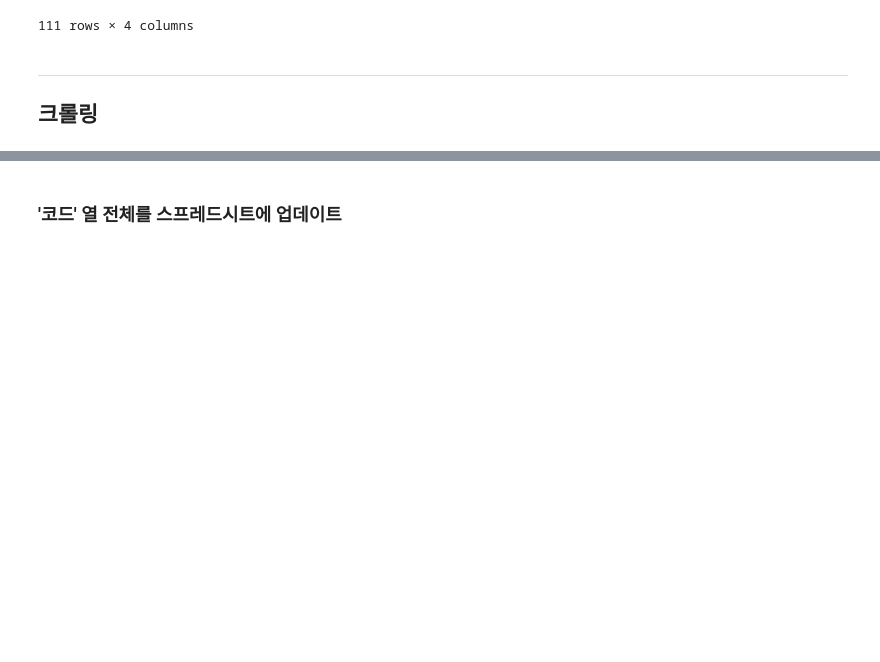
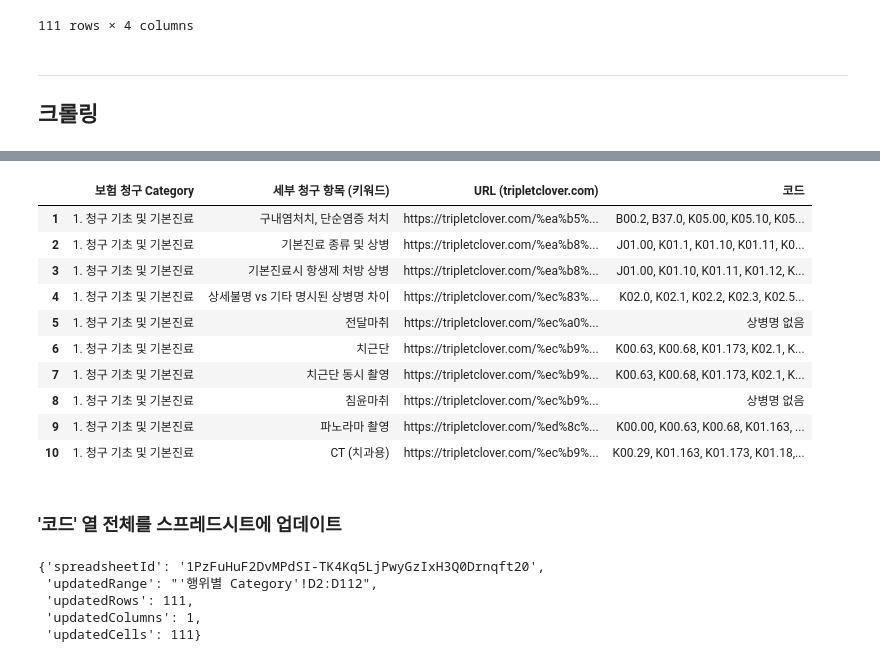
Before and after one commit to oxorudo/dental-diagnosis-finder, a Jupyter notebook: crawling/crawling.ipynb, the cells around one changed output, grey strips where cells are left out. Drawn from its saved outputs; the diff is of its cells as text; code cells hidden in the pictures; blank space fills up the shorter version.

```diff
--- a/crawling/crawling.ipynb
+++ b/crawling/crawling.ipynb
@@ -153,8 +185,20 @@ extracted_codes
 # %%
 # '코드' 열에 상위 10개의 크롤링 결과만 추가
-df_action.loc[:10, '코드'] = extracted_codes  # 인덱스 0~9까지에 해당하는 10개 행에만 추가
+df_action['코드'] = extracted_codes  # 인덱스 0~9까지에 해당하는 10개 행에만 추가
 
 df_action.head(10)
+# %% [output]
+|  | 보험 청구 Category | 세부 청구 항목 (키워드) | URL (tripletclover.com) | 코드 |
+| 1 | 1. 청구 기초 및 기본진료 | 구내염처치, 단순염증 처치 | https://tripletclover.com/%ea%b5%... | B00.2, B37.0, K05.00, K05.10, K05... |
+| 2 | 1. 청구 기초 및 기본진료 | 기본진료 종류 및 상병 | https://tripletclover.com/%ea%b8%... | J01.00, K01.1, K01.10, K01.11, K0... |
+| 3 | 1. 청구 기초 및 기본진료 | 기본진료시 항생제 처방 상병 | https://tripletclover.com/%ea%b8%... | J01.00, K01.10, K01.11, K01.12, K... |
+| 4 | 1. 청구 기초 및 기본진료 | 상세불명 vs 기타 명시된 상병명 차이 | https://tripletclover.com/%ec%83%... | K02.0, K02.1, K02.2, K02.3, K02.5... |
+| 5 | 1. 청구 기초 및 기본진료 | 전달마취 | https://tripletclover.com/%ec%a0%... | 상병명 없음 |
+| 6 | 1. 청구 기초 및 기본진료 | 치근단 | https://tripletclover.com/%ec%b9%... | K00.63, K00.68, K01.173, K02.1, K... |
+| 7 | 1. 청구 기초 및 기본진료 | 치근단 동시 촬영 | https://tripletclover.com/%ec%b9%... | K00.63, K00.68, K01.173, K02.1, K... |
+| 8 | 1. 청구 기초 및 기본진료 | 침윤마취 | https://tripletclover.com/%ec%b9%... | 상병명 없음 |
+| 9 | 1. 청구 기초 및 기본진료 | 파노라마 촬영 | https://tripletclover.com/%ed%8c%... | K00.00, K00.63, K00.68, K01.163, ... |
+| 10 | 1. 청구 기초 및 기본진료 | CT (치과용) | https://tripletclover.com/%ec%b9%... | K00.29, K01.163, K01.173, K01.18,... |
 # %% [markdown]
 ### '코드' 열 전체를 스프레드시트에 업데이트
 # %%
@@ -167,3 +211,9 @@ code_column_values = df_action['코드'].tolist()
 
 # 스프레드시트의 '코드' 열을 업데이트
 sheet_action.update(cell_range, [[code] for code in code_column_values])
+# %% [output]
+{'spreadsheetId': '1PzFuHuF2DvMPdSI-TK4Kq5LjPwyGzIxH3Q0Drnqft20',
+ 'updatedRange': "'행위별 Category'!D2:D112",
+ 'updatedRows': 111,
+ 'updatedColumns': 1,
+ 'updatedCells': 111}
```
Also changed, not shown: parts of 3 cells of this notebook, 1 other file.
